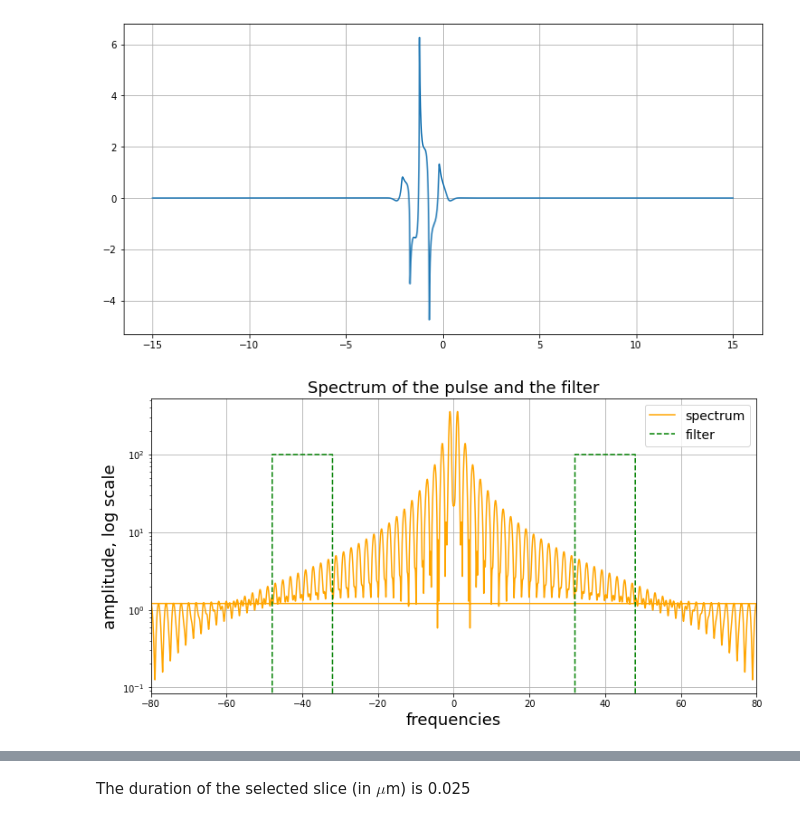
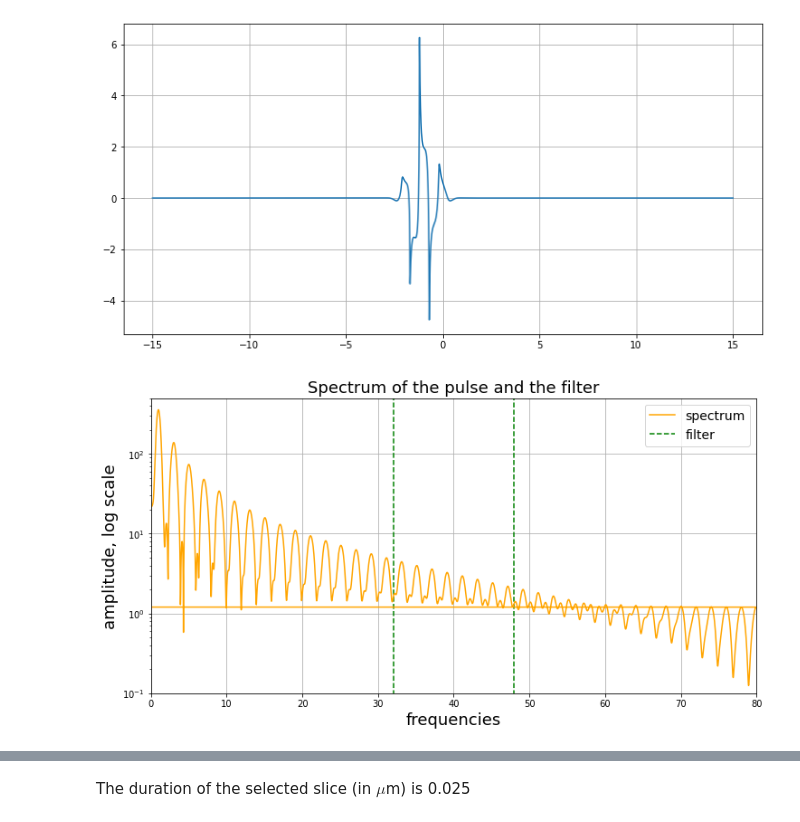
Before and after one commit to ekonyagin/wave_propagation, a Jupyter notebook: OAM_VTK_refined.ipynb, the cells around one changed output, grey strips where cells are left out. Saved outputs shown, nothing was run; the diff lists cells and outputs as text; code cells hidden in the pictures.

```diff
--- a/OAM_VTK_refined.ipynb
+++ b/OAM_VTK_refined.ipynb
@@ -35,20 +35,23 @@ cut_func2 = np.exp(-((freqs+cfreq)/freq_width)**10)
 cut_func_total = (cut_func1+ cut_func2)
 spectrum_filtered = cut_func_total *  lg_mode.fft_result[0,2]
 # %%
-freqs = 2*np.pi*lg_mode.fft_freq
 plt.figure(figsize=(12,6))
 plt.title("Spectrum of the pulse and the filter", fontsize=18)
 plt.grid()
 
 plt.semilogy(freqs,np.abs(lg_mode.fft_result[0,2]), label='spectrum', c='orange')
-plt.plot(freqs,100*(cut_func_total>0.9), label='filter', linestyle='--', c='green')
-plt.xlim((-80,80))
+#plt.plot(freqs,100*(cut_func_total>0.9), label='filter', linestyle='--', c='green')
+plt.vlines(32,0,1000, linestyle='--', color='green', label='filter')
+plt.vlines(48,0,1000, linestyle='--', color='green')
+plt.xlim((0,80))
+plt.ylim(1e-1, 500)
 plt.xlabel("frequencies", fontsize=18)
 plt.ylabel("amplitude, log scale", fontsize=18)
 plt.legend(fontsize=14)
+plt.savefig("spectrum.png")
 plt.show()
 # %% [output]
-[figure, old version]
+[figure, new version]
 # %%
 fig = plt.figure(figsize=(16,14))
 ax = fig.add_subplot(211)
```
Also changed, not shown: parts of 53 cells of this notebook, 1 other file.
